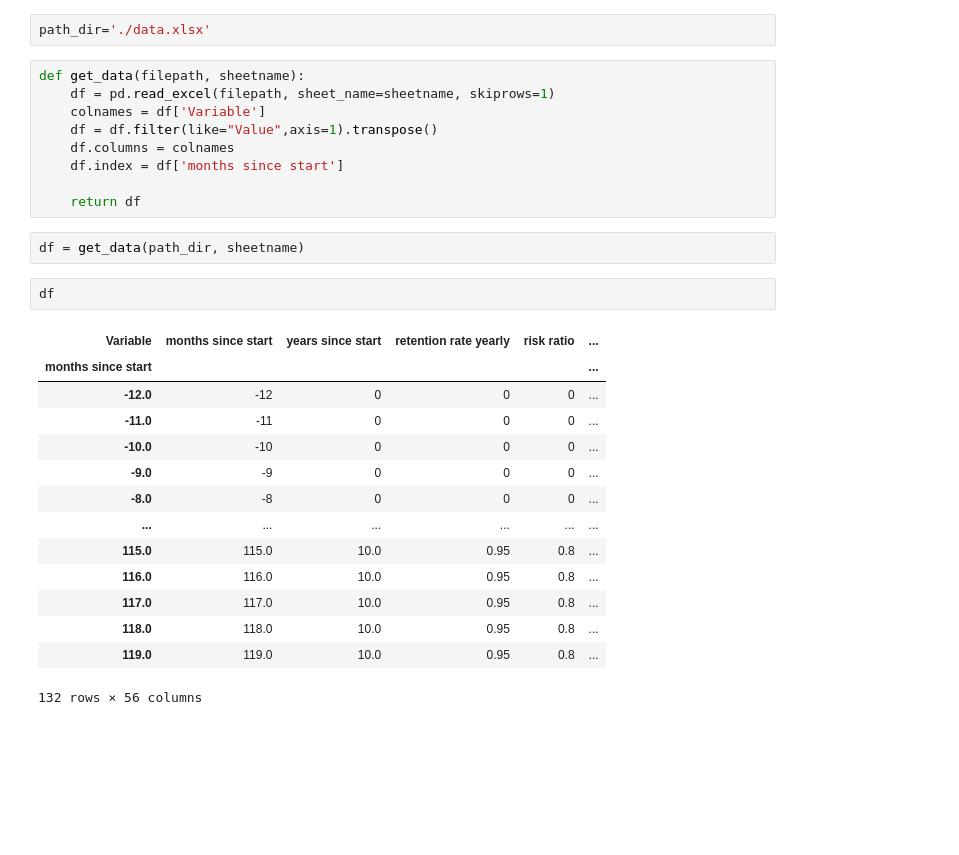
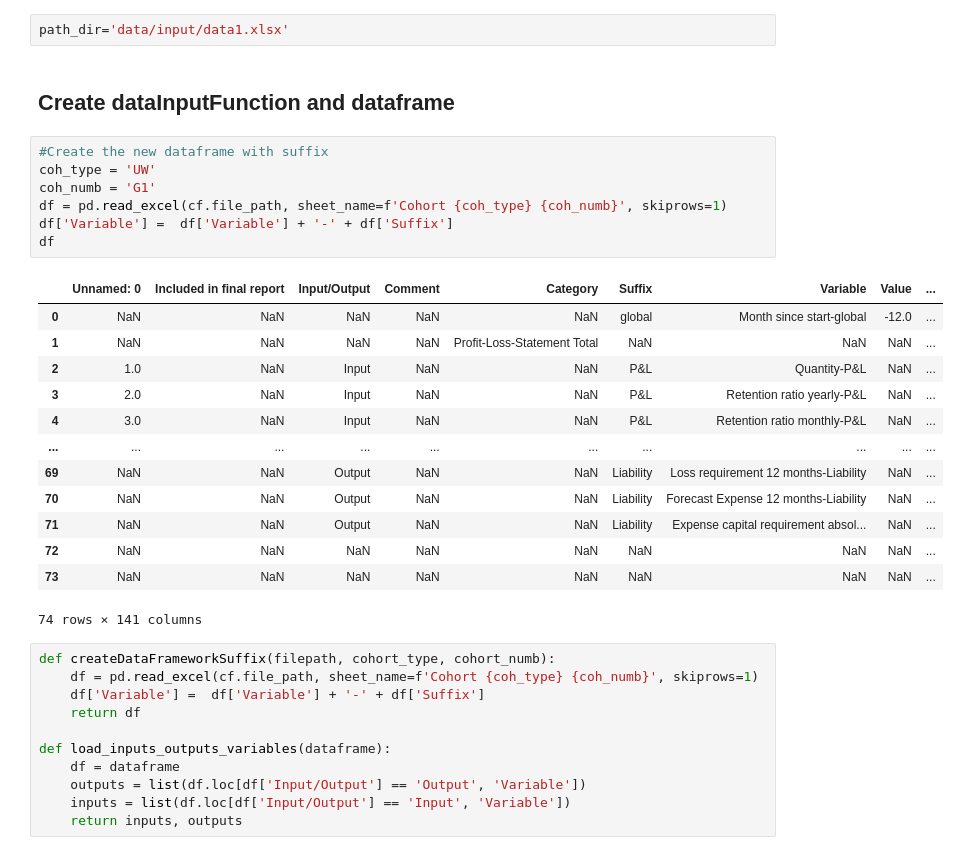
Before and after one commit to afairi-yifan/PL-Simulation, a Jupyter notebook: testformain.ipynb, the cells around one changed output. Cells and saved outputs as stored; diff of their text form; blank space fills up the shorter version.

Commit message:
Created data parsing tool and update p&l function.

```diff
--- a/testformain.ipynb
+++ b/testformain.ipynb
@@ -16,30 +17,36 @@ from pandas import ExcelWriter
 # %%
-path_dir='./data.xlsx'
+path_dir='data/input/data1.xlsx'
-# %%
-def get_data(filepath, sheetname):
-    df = pd.read_excel(filepath, sheet_name=sheetname, skiprows=1)
-    colnames = df['Variable']
-    df = df.filter(like="Value",axis=1).transpose()
-    df.columns = colnames
-    df.index = df['months since start']
-
-    return df
-# %%
-df = get_data(path_dir, sheetname)
-# %%
-df
-# %% [output]
-| Variable | months since start | years since start | retention rate yearly | risk ratio | ... |
-| months since start |  |  |  |  | ... |
-| -12.0 | -12 | 0 | 0 | 0 | ... |
-| -11.0 | -11 | 0 | 0 | 0 | ... |
-| -10.0 | -10 | 0 | 0 | 0 | ... |
-| -9.0 | -9 | 0 | 0 | 0 | ... |
-| -8.0 | -8 | 0 | 0 | 0 | ... |
-| ... | ... | ... | ... | ... | ... |
-| 115.0 | 115.0 | 10.0 | 0.95 | 0.8 | ... |
-| 116.0 | 116.0 | 10.0 | 0.95 | 0.8 | ... |
-| 117.0 | 117.0 | 10.0 | 0.95 | 0.8 | ... |
-| 118.0 | 118.0 | 10.0 | 0.95 | 0.8 | ... |
-| 119.0 | 119.0 | 10.0 | 0.95 | 0.8 | ... |
-132 rows × 56 columns
+# %% [markdown]
+## Create dataInputFunction and dataframe
+# %%
+#Create the new dataframe with suffix
+coh_type = 'UW'
+coh_numb = 'G1'
+df = pd.read_excel(cf.file_path, sheet_name=f'Cohort {coh_type} {coh_numb}', skiprows=1)
+df['Variable'] =  df['Variable'] + '-' + df['Suffix']
+df
+# %% [output]
+|  | Unnamed: 0 | Included in final report | Input/Output | Comment | Category | Suffix | Variable | Value | ... |
+| 0 | NaN | NaN | NaN | NaN | NaN | global | Month since start-global | -12.0 | ... |
+| 1 | NaN | NaN | NaN | NaN | Profit-Loss-Statement Total | NaN | NaN | NaN | ... |
+| 2 | 1.0 | NaN | Input | NaN | NaN | P&L | Quantity-P&L | NaN | ... |
+| 3 | 2.0 | NaN | Input | NaN | NaN | P&L | Retention ratio yearly-P&L | NaN | ... |
+| 4 | 3.0 | NaN | Input | NaN | NaN | P&L | Retention ratio monthly-P&L | NaN | ... |
+| ... | ... | ... | ... | ... | ... | ... | ... | ... | ... |
+| 69 | NaN | NaN | Output | NaN | NaN | Liability | Loss requirement 12 months-Liability | NaN | ... |
+| 70 | NaN | NaN | Output | NaN | NaN | Liability | Forecast Expense 12 months-Liability | NaN | ... |
+| 71 | NaN | NaN | Output | NaN | NaN | Liability | Expense capital requirement absol... | NaN | ... |
+| 72 | NaN | NaN | NaN | NaN | NaN | NaN | NaN | NaN | ... |
+| 73 | NaN | NaN | NaN | NaN | NaN | NaN | NaN | NaN | ... |
+74 rows × 141 columns
+# %%
+def createDataFrameworkSuffix(filepath, cohort_type, cohort_numb):
+    df = pd.read_excel(cf.file_path, sheet_name=f'Cohort {coh_type} {coh_numb}', skiprows=1)
+    df['Variable'] =  df['Variable'] + '-' + df['Suffix']
+    return df
+
+def load_inputs_outputs_variables(dataframe):
+    df = dataframe
+    outputs = list(df.loc[df['Input/Output'] == 'Output', 'Variable'])
+    inputs = list(df.loc[df['Input/Output'] == 'Input', 'Variable'])
+    return inputs, outputs
```
Also changed, not shown: parts of 11 cells of this notebook, 3 other files.
